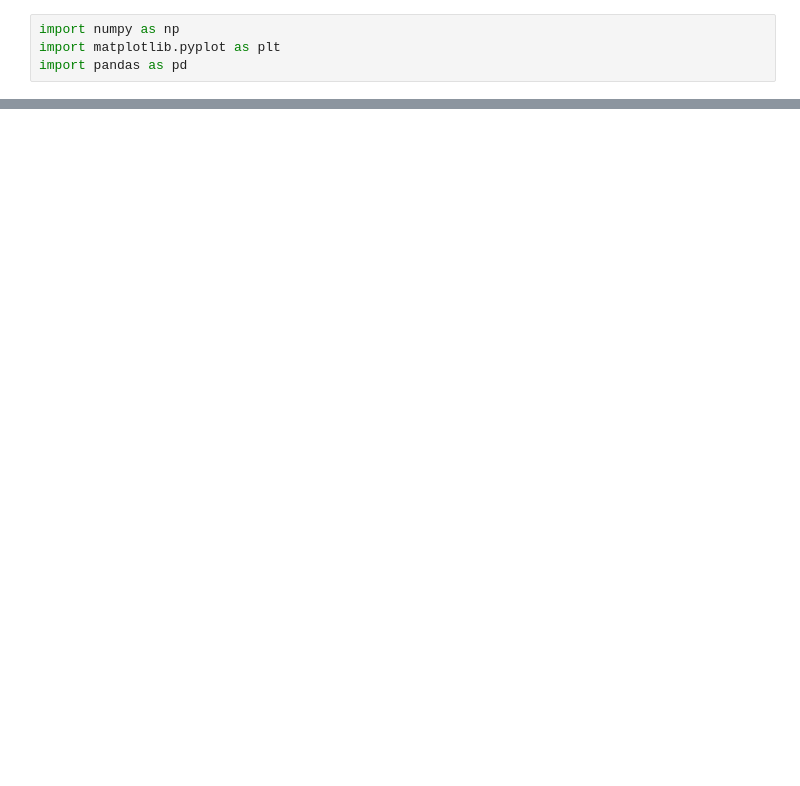
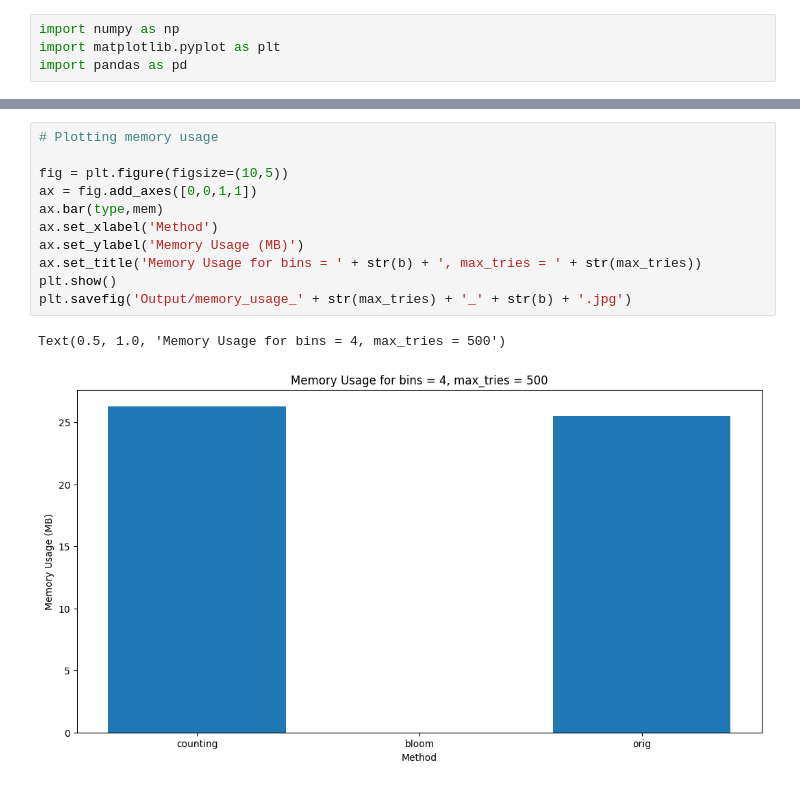
Before and after one commit to jackychen08/Computational_genomics, a Jupyter notebook: final_project/create_benchmark_plots.ipynb, the cells around one changed output, grey strips where cells are left out. Saved outputs shown, nothing was run; the diff lists cells and outputs as text; blank space fills up the shorter version.

```diff
--- a/final_project/create_benchmark_plots.ipynb
+++ b/final_project/create_benchmark_plots.ipynb
@@ -18,3 +25,17 @@ for i in lines:
+# %%
+# Plotting memory usage
+
+fig = plt.figure(figsize=(10,5))
+ax = fig.add_axes([0,0,1,1])
+ax.bar(type,mem)
+ax.set_xlabel('Method')
+ax.set_ylabel('Memory Usage (MB)')
+ax.set_title('Memory Usage for bins = ' + str(b) + ', max_tries = ' + str(max_tries))
+plt.show()
+plt.savefig('Output/memory_usage_' + str(max_tries) + '_' + str(b) + '.jpg')
+# %% [output]
+Text(0.5, 1.0, 'Memory Usage for bins = 4, max_tries = 500')
+[figure, added]
 # %%
 time = pd.read_csv("time_benchmark.csv",delimiter=',',index_col=0)
 
```
Also changed, not shown: parts of 3 cells of this notebook, 1 other file.
